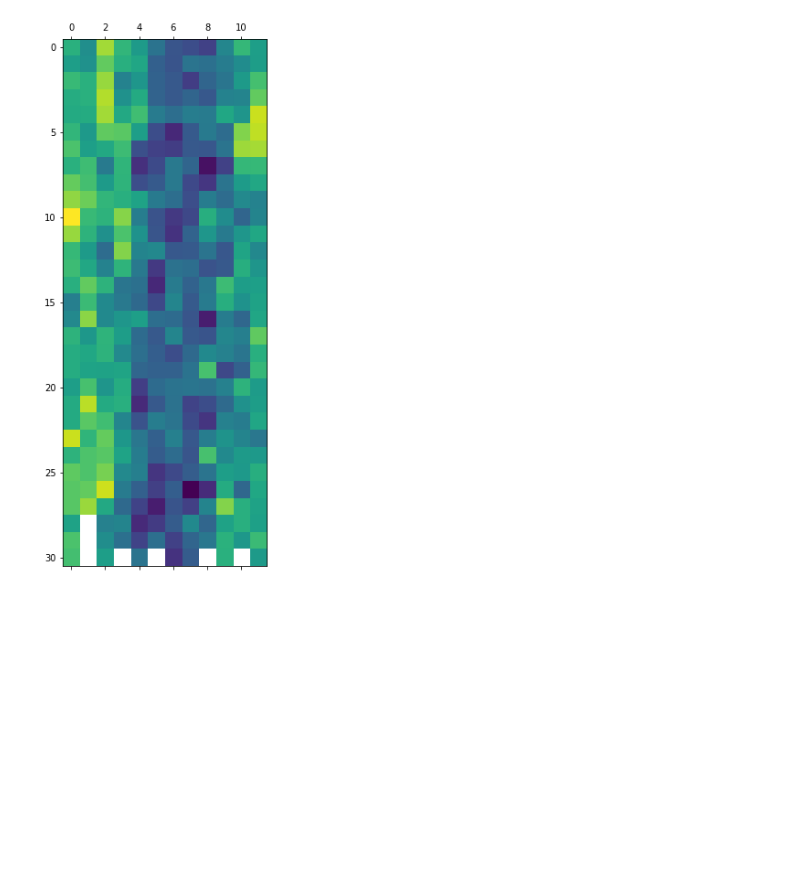
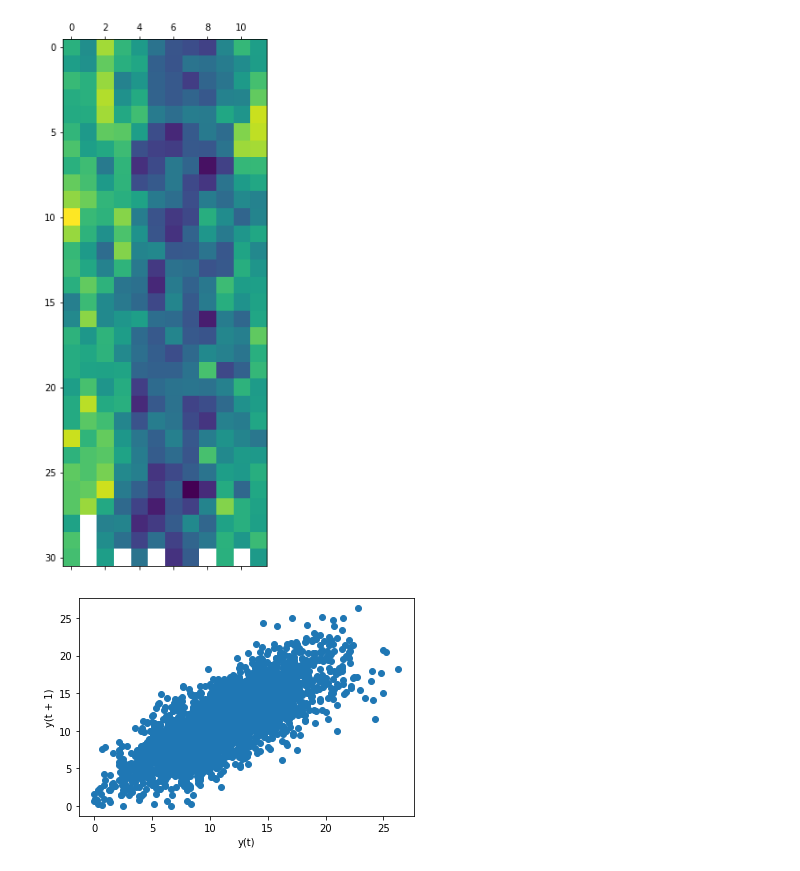
Before and after one commit to ayosamobitade/Time-Series-Analytic-Projects, a Jupyter notebook: Daily Minimum Temperature/Daily Minimum Temperature.ipynb, the cells around one changed output. Drawn from its saved outputs; the diff is of its cells as text; code cells hidden in the pictures; blank space fills up the shorter version.

```diff
--- a/Daily Minimum Temperature/Daily Minimum Temperature.ipynb
+++ b/Daily Minimum Temperature/Daily Minimum Temperature.ipynb
@@ -198,3 +198,10 @@ plt.matshow(months, interpolation=None, aspect='auto')
 plt.show()
 # %% [output]
 [figure]
+# %%
+# lag scale plot
+
+pd.plotting.lag_plot(series)
+plt.show()
+# %% [output]
+[figure, added]
```
Also changed, not shown: parts of 2 cells of this notebook.
